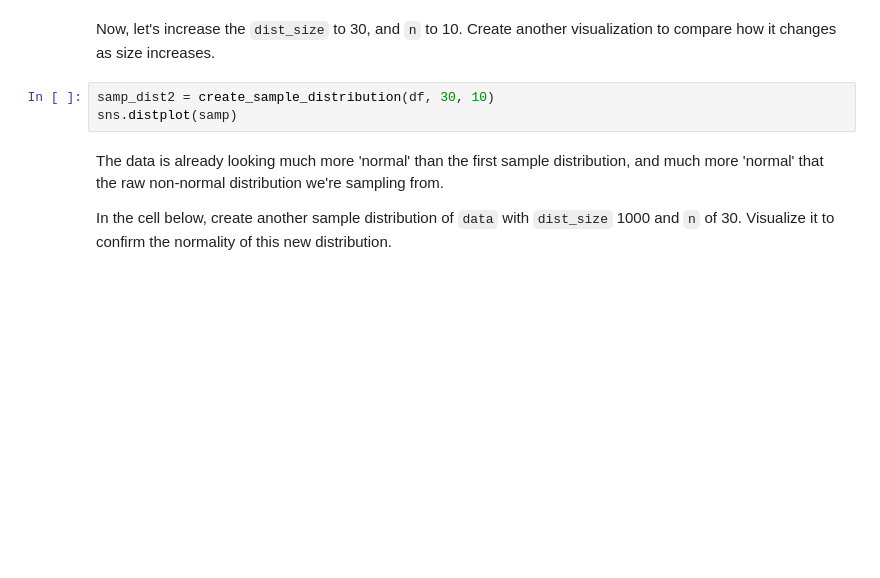
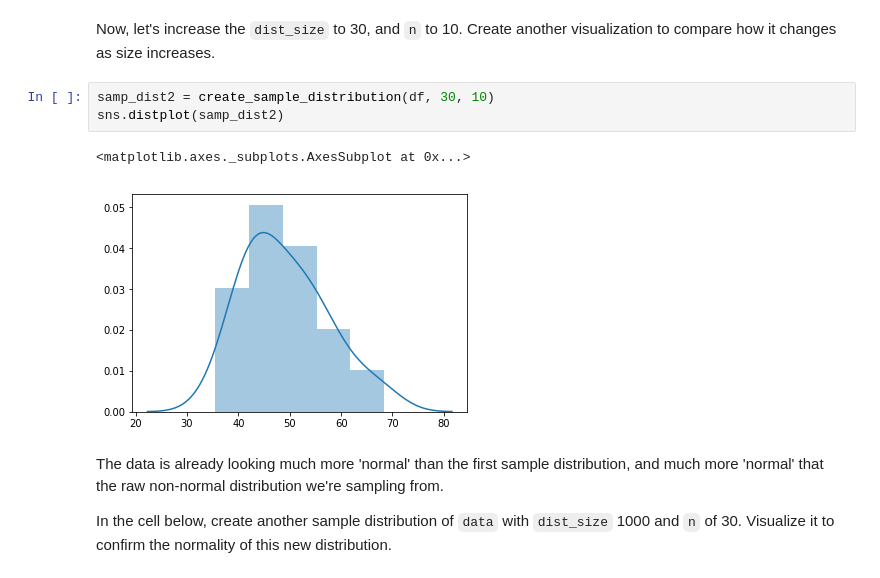
Before and after one commit to cjriggio/dsc-central-limit-theorem-lab-nyc-ds-career-042219, a Jupyter notebook: index.ipynb, the cells around one changed output. Drawn from its saved outputs; the diff is of its cells as text; blank space fills up the shorter version.

```diff
--- a/index.ipynb
+++ b/index.ipynb
@@ -136,7 +136,10 @@ sns.distplot(samp_dist);
 Now, let's increase the `dist_size` to 30, and `n` to 10.  Create another visualization to compare how it changes as size increases.
 # %%
 samp_dist2 = create_sample_distribution(df, 30, 10)
-sns.distplot(samp)
+sns.distplot(samp_dist2)
+# %% [output]
+<matplotlib.axes._subplots.AxesSubplot at 0x...>
+[figure, added]
 # %% [markdown]
 The data is already looking much more 'normal' than the first sample distribution, and much more 'normal' that the raw non-normal distribution we're sampling from.
 
```
